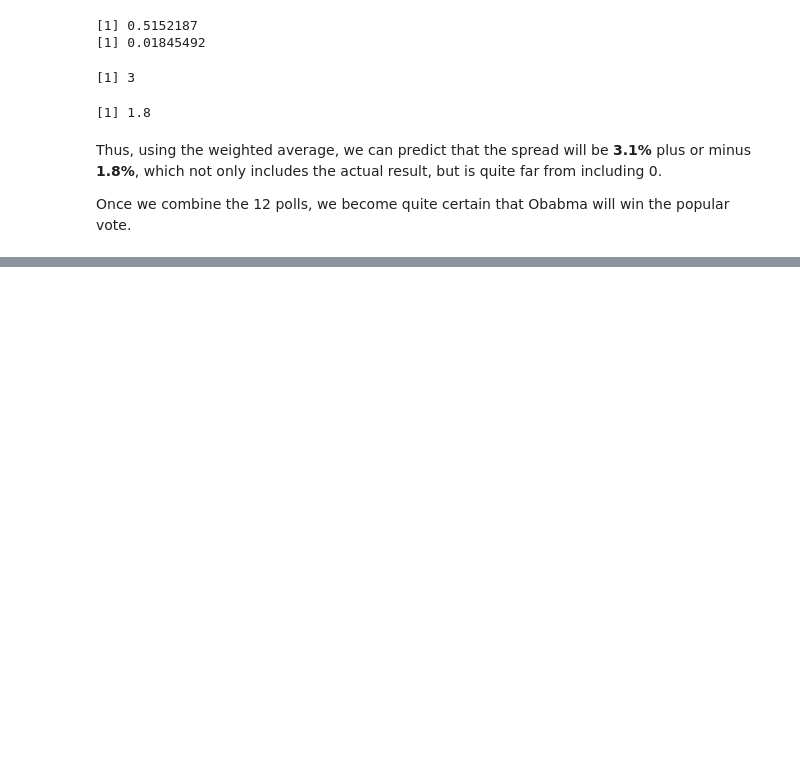
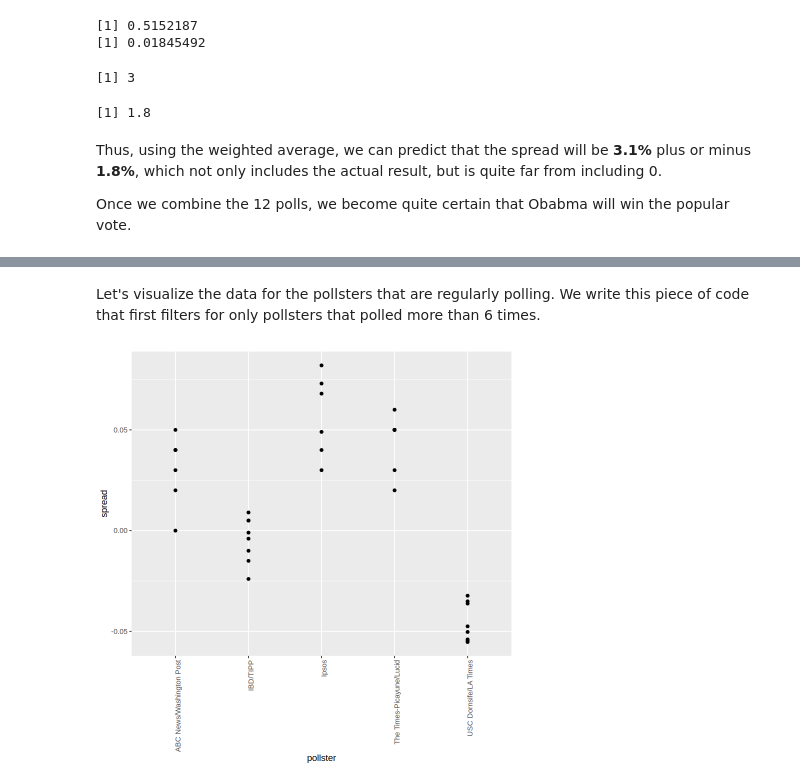
Before and after one commit to benitojpc/data-science-infering-modeling, a Jupyter notebook: Inference-Modeling.ipynb, the cells around one changed output, grey strips where cells are left out. Cells and saved outputs as stored; diff of their text form; code cells hidden in the pictures; blank space fills up the shorter version.

```diff
--- a/Inference-Modeling.ipynb
+++ b/Inference-Modeling.ipynb
@@ -1966,0 +2105,9 @@ However, that this was just a simulation, the actual data science exercise of fo
+# %% [markdown]
+Let's visualize the data for the pollsters that are regularly polling. We write this piece of code that first filters for only pollsters that polled more than 6 times.
+# %%
+polls %>% group_by( pollster ) %>%
+    filter( n() >= 6 ) %>%
+    ggplot( aes( pollster, spread ) ) + geom_point() +
+    theme( axis.text.x=element_text( angle=90, hjust=1 ) )
+# %% [output]
+[figure, added]
```
Also changed, not shown: parts of 20 cells of this notebook.
